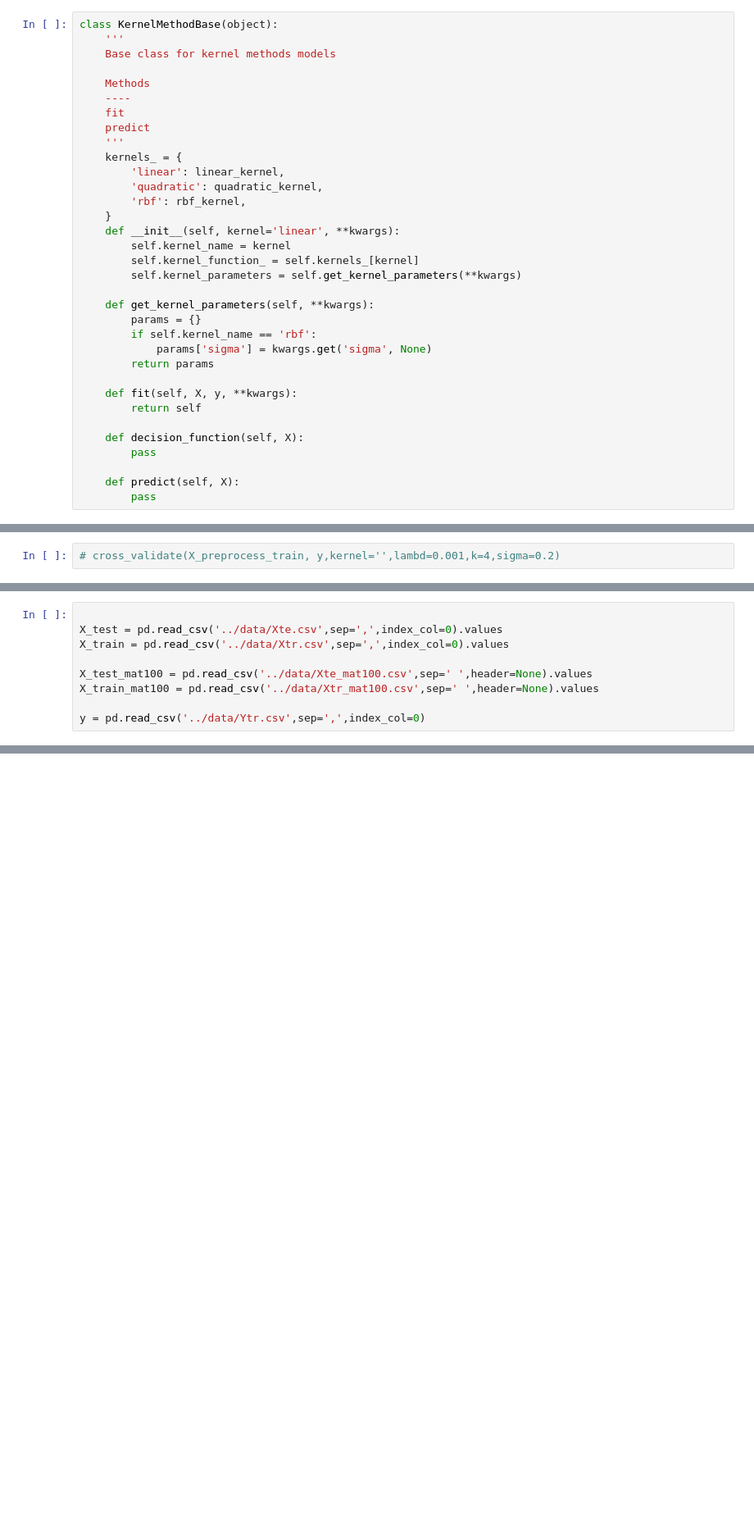
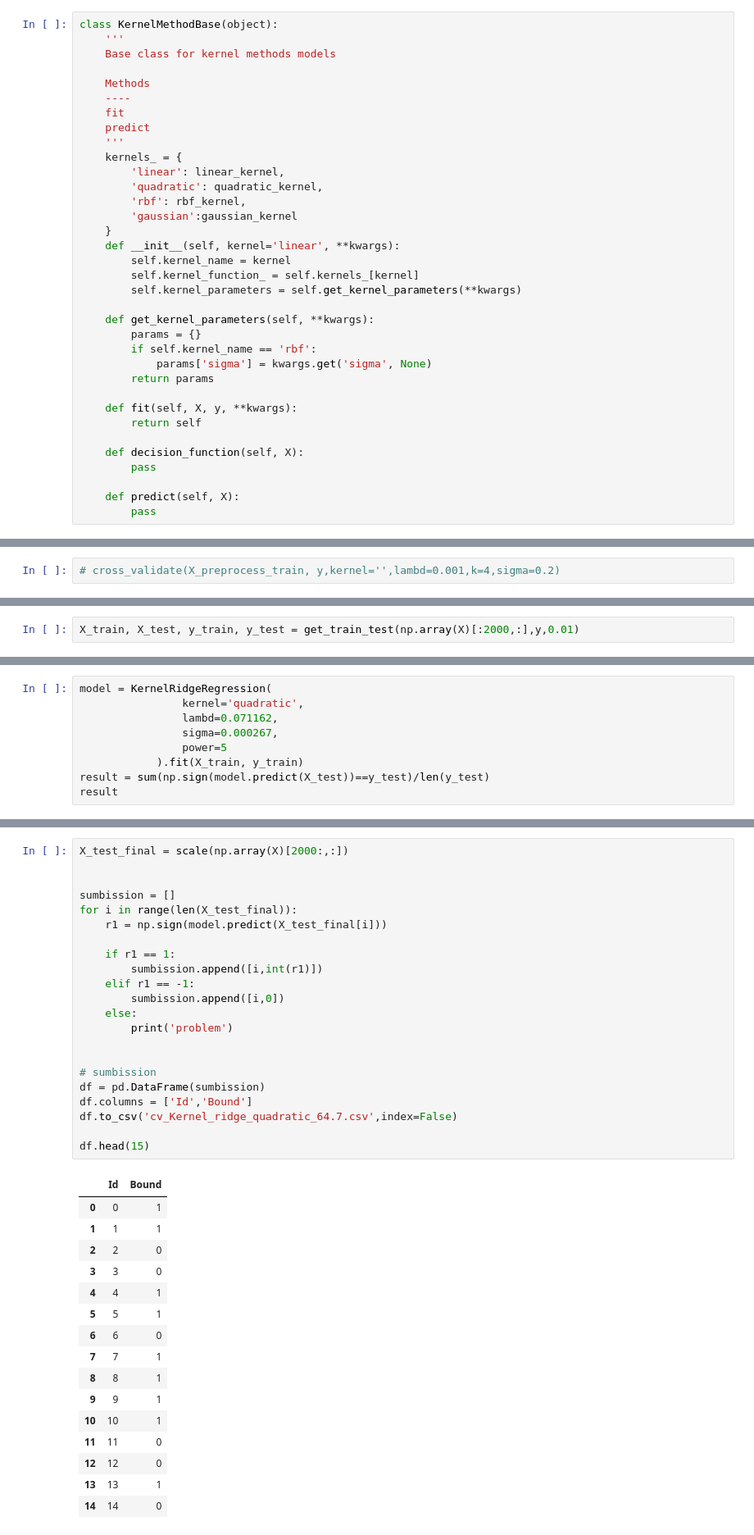
Before and after one commit to IsraelAbebe/kernel-ammi-kaggle-Team-IS, a Jupyter notebook: israel/KernelRidge.ipynb, the cells around one changed output, grey strips where cells are left out. Shown at 82% size. Drawn from its saved outputs; the diff is of its cells as text; blank space fills up the shorter version.

```diff
--- a/israel/KernelRidge.ipynb
+++ b/israel/KernelRidge.ipynb
@@ -177,6 +171,7 @@ class KernelMethodBase(object):
         'linear': linear_kernel,
         'quadratic': quadratic_kernel,
         'rbf': rbf_kernel,
+        'gaussian':gaussian_kernel
     }
     def __init__(self, kernel='linear', **kwargs):
         self.kernel_name = kernel
@@ -325,9 +353,0 @@ df.sort_values(by=['value'])
-# %%
-
-X_test = pd.read_csv('../data/Xte.csv',sep=',',index_col=0).values
-X_train = pd.read_csv('../data/Xtr.csv',sep=',',index_col=0).values
-
-X_test_mat100 = pd.read_csv('../data/Xte_mat100.csv',sep=' ',header=None).values
-X_train_mat100 = pd.read_csv('../data/Xtr_mat100.csv',sep=' ',header=None).values
-
-y = pd.read_csv('../data/Ytr.csv',sep=',',index_col=0)
@@ -364,0 +354,2 @@ LevenshteinDistance('acgt','ggt')
+# %%
+X_train, X_test, y_train, y_test = get_train_test(np.array(X)[:2000,:],y,0.01)
@@ -364,0 +358,9 @@ LevenshteinDistance('acgt','ggt')
+# %%
+model = KernelRidgeRegression(
+                kernel='quadratic',
+                lambd=0.071162,
+                sigma=0.000267,
+                power=5
+            ).fit(X_train, y_train)
+result = sum(np.sign(model.predict(X_test))==y_test)/len(y_test)
+result
@@ -364,0 +373,39 @@ LevenshteinDistance('acgt','ggt')
+# %%
+X_test_final = scale(np.array(X)[2000:,:])
+
+
+sumbission = []
+for i in range(len(X_test_final)):
+    r1 = np.sign(model.predict(X_test_final[i]))
+
+    if r1 == 1:
+        sumbission.append([i,int(r1)])
+    elif r1 == -1:
+        sumbission.append([i,0])
+    else:
+        print('problem')
+
+
+# sumbission
+df = pd.DataFrame(sumbission)
+df.columns = ['Id','Bound']
+df.to_csv('cv_Kernel_ridge_quadratic_64.7.csv',index=False)
+
+df.head(15)
+# %% [output]
+|  | Id | Bound |
+| 0 | 0 | 1 |
+| 1 | 1 | 1 |
+| 2 | 2 | 0 |
+| 3 | 3 | 0 |
+| 4 | 4 | 1 |
+| 5 | 5 | 1 |
+| 6 | 6 | 0 |
+| 7 | 7 | 1 |
+| 8 | 8 | 1 |
+| 9 | 9 | 1 |
+| 10 | 10 | 1 |
+| 11 | 11 | 0 |
+| 12 | 12 | 0 |
+| 13 | 13 | 1 |
+| 14 | 14 | 0 |
```
Also changed, not shown: parts of 20 cells of this notebook, 3 other files.
